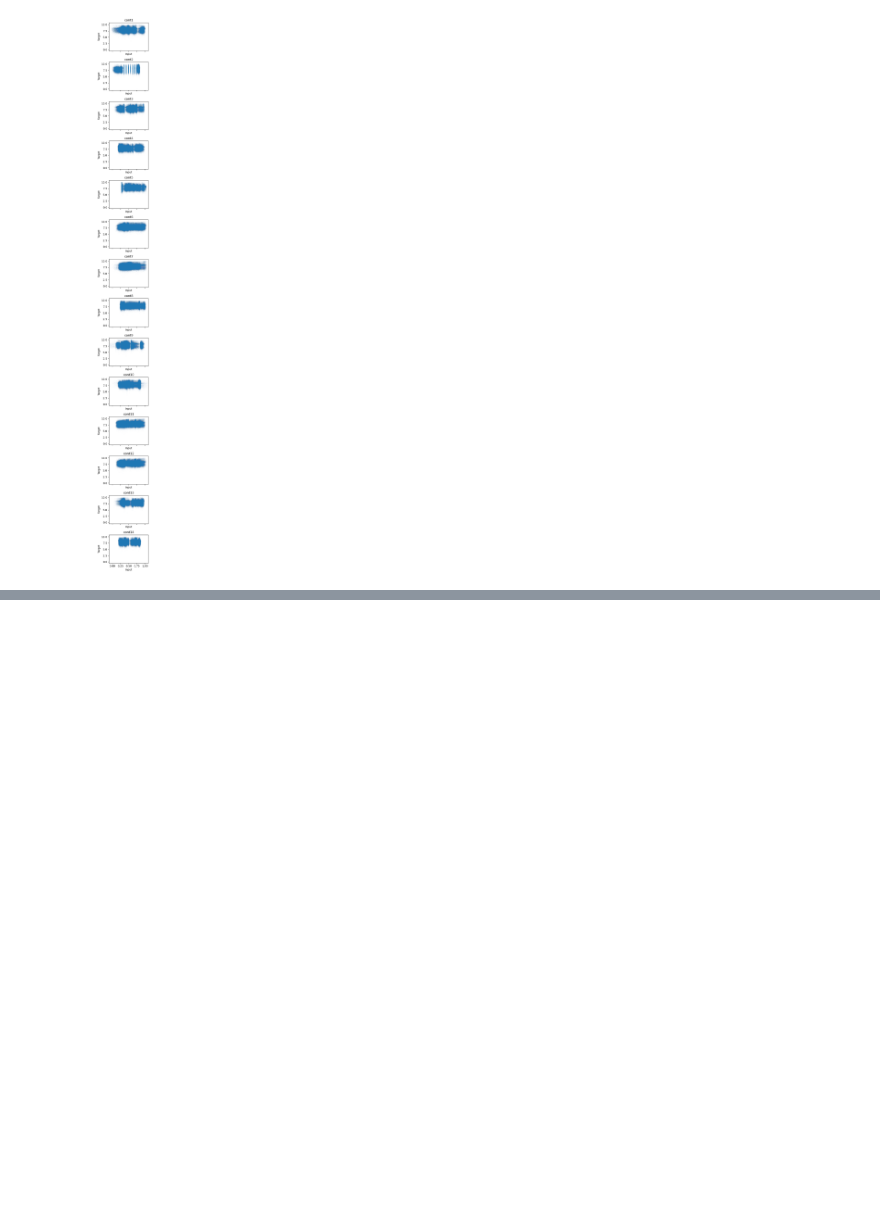
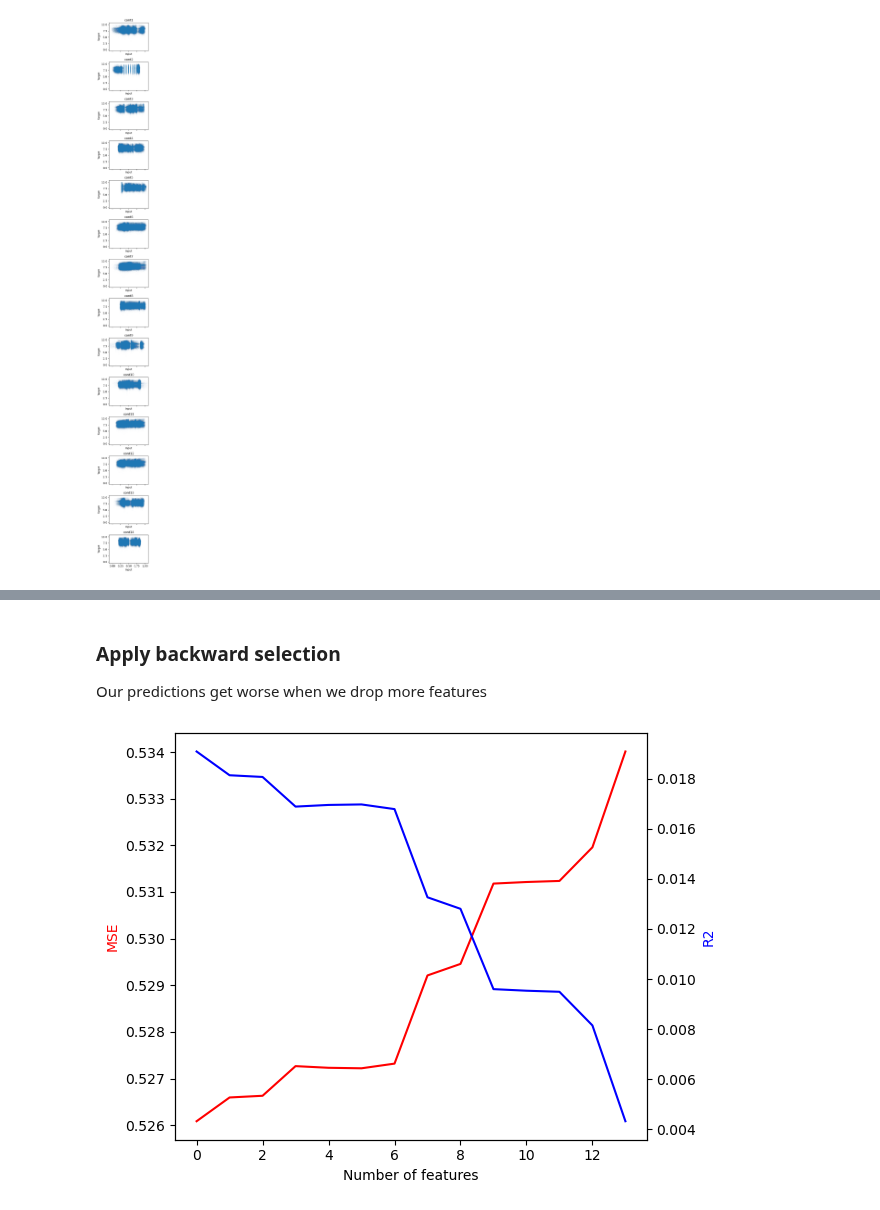
Before and after one commit to luukvanroessel/ML, a Jupyter notebook: practice/playground_series/jan_2021/analysis.ipynb, the cells around one changed output, grey strips where cells are left out. Cells and saved outputs as stored; diff of their text form; code cells hidden in the pictures; blank space fills up the shorter version.

Commit message:
Apply backward selection and prediction using the mean

```diff
--- a/practice/playground_series/jan_2021/analysis.ipynb
+++ b/practice/playground_series/jan_2021/analysis.ipynb
@@ -97,0 +81,8 @@ plt.tight_layout()
+# %%
+def get_results(y_pred, model_name, print_results=True):
+    mse = mean_squared_error(y_test, y_pred)
+    r2 = r2_score(y_test, y_pred)
+    if print_results:
+        print(f"{model_name} mean squared error: {mse:.2}")
+        print(f"{model_name} r2-score: {r2:.2}, which is a {r2:.2}% reduction in residuals compared to the uniform average")
+    return mse, r2
@@ -97,0 +131,32 @@ plt.tight_layout()
+# %% [markdown]
+### Apply backward selection
+
+Our predictions get worse when we drop more features
+# %%
+from sklearn.feature_selection import f_regression
+
+backward_results_df = pd.DataFrame(columns=['features', 'mse', 'r2'])
+
+backward_selection_list = feature_list.copy()
+
+for i in range(len(feature_list)):
+    X_train_backward = X_train[backward_selection_list]
+    X_test_backward = X_test[backward_selection_list]
+    reg = LinearRegression().fit(X_train_backward, y_train)
+    y_pred = reg.predict(X_test_backward)
+    mse, r2 = get_results(y_pred, f"backward_selection_{i}", print_results=False)
+    scores, p_values = f_regression(X_train_backward, y_train.values.ravel())
+    backward_results_df = pd.concat([backward_results_df, pd.DataFrame({'features': [backward_selection_list.copy()], 'mse': mse, 'r2': r2}, index = [i])])
+    least_significant_feature = backward_selection_list[p_values.argmax()]
+    backward_selection_list.remove(least_significant_feature)
+
+fig, ax = plt.subplots()
+ax2 = ax.twinx()
+ax.plot(backward_results_df.index, backward_results_df.mse, label='MSE', color='r')
+ax2.plot(backward_results_df.index, backward_results_df.r2, label='R2', color='b')
+ax.set_xlabel('Number of features')
+ax.set_ylabel('MSE', color='r')
+ax2.set_ylabel('R2', color='b')
+plt.tight_layout()
+# %% [output]
+[figure, added]
```
Also changed, not shown: parts of 14 cells of this notebook.
